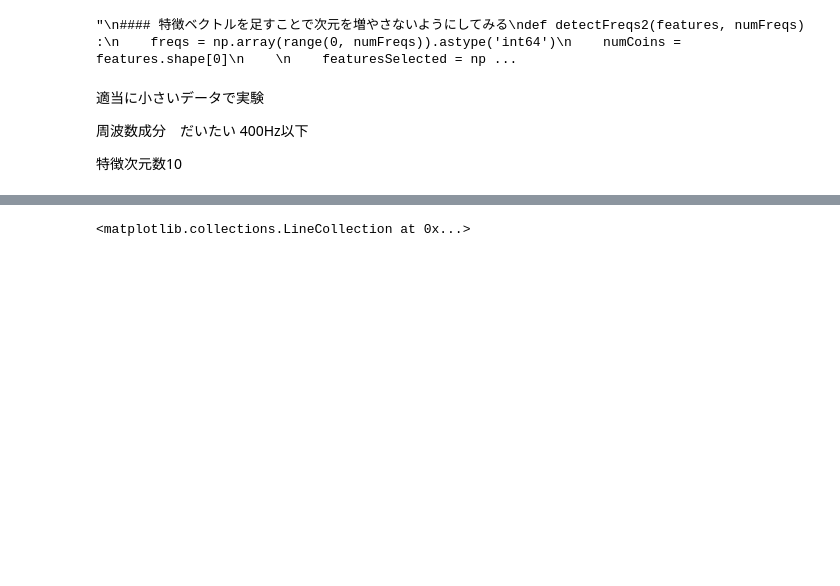
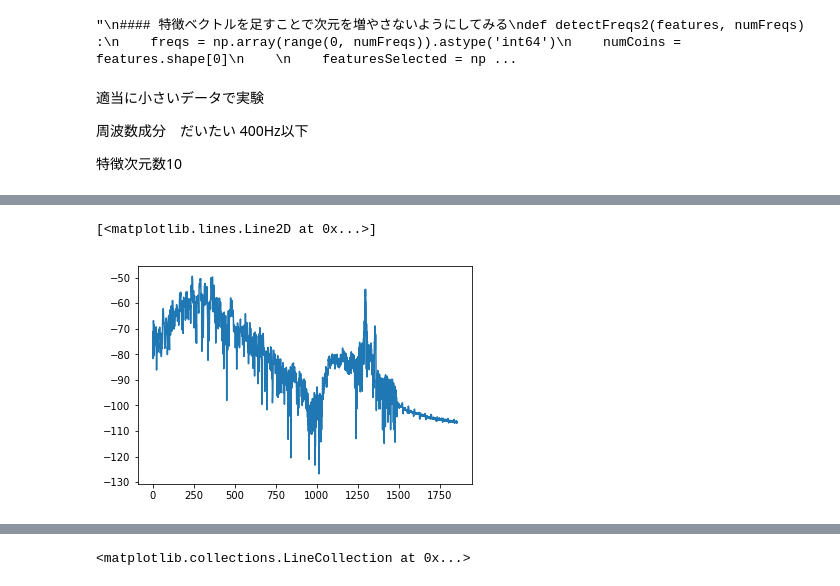
Before and after one commit to NaitoJunpei/speech, a Jupyter notebook: 音声入力cython.ipynb, the cells around one changed output, grey strips where cells are left out. Saved outputs shown, nothing was run; the diff lists cells and outputs as text; code cells hidden in the pictures; blank space fills up the shorter version.

```diff
--- a/音声入力cython.ipynb
+++ b/音声入力cython.ipynb
@@ -252,3 +263,8 @@ for c in range(0, Coins) :
+# %%
+plt.plot(feature_per_coin[0][0])
+# %% [output]
+[<matplotlib.lines.Line2D at 0x...>]
+[figure, added]
 # %%
 start=500
 end=1500
```
Also changed, not shown: parts of 7 cells of this notebook, 4 other files.
